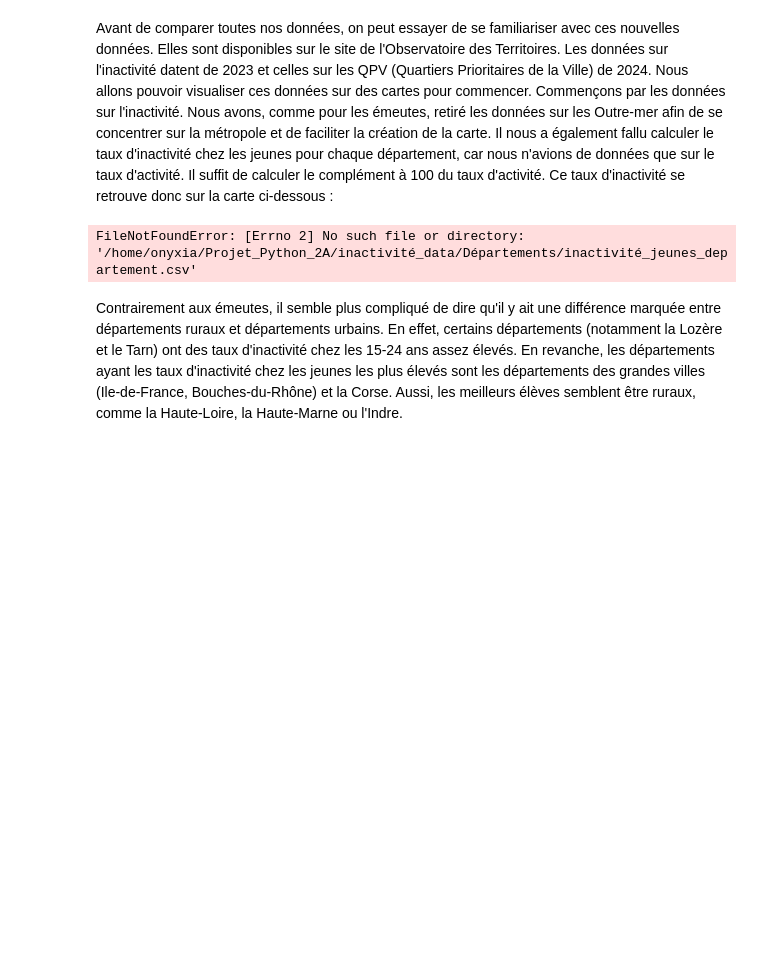
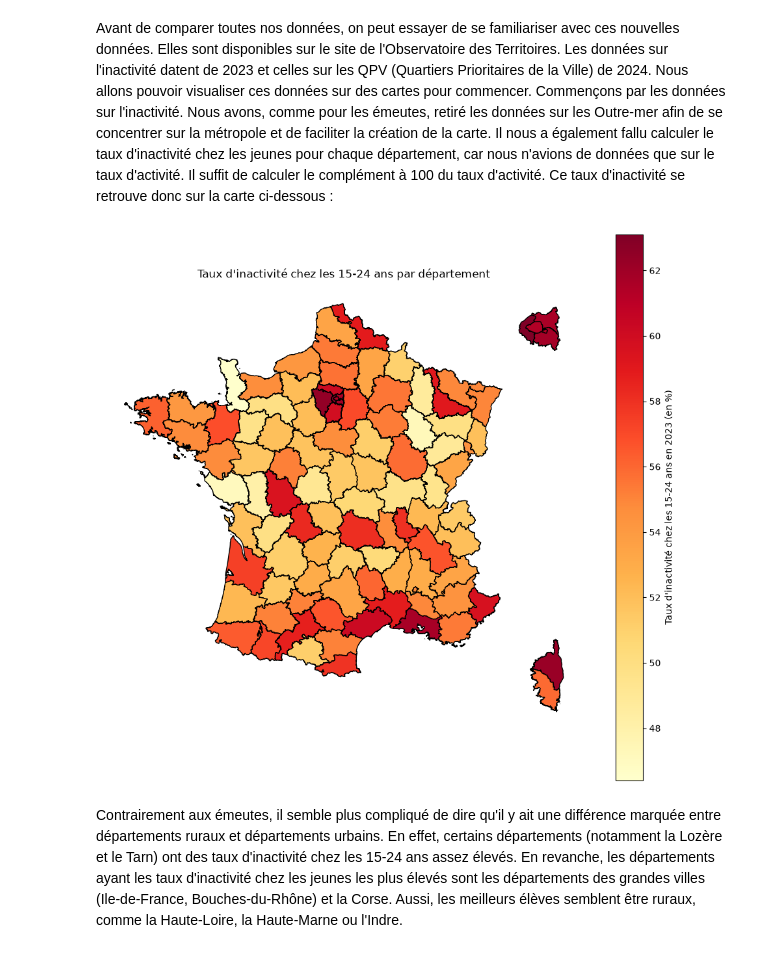
Before and after one commit to mathsomm/Des_chiffres_et_des_emeutes, a Jupyter notebook: Projet_main.ipynb, the cells around one changed output. Drawn from its saved outputs; the diff is of its cells as text; code cells hidden in the pictures; blank space fills up the shorter version.

```diff
--- a/Projet_main.ipynb
+++ b/Projet_main.ipynb
@@ -501,7 +501,7 @@ Avant de comparer toutes nos données, on peut essayer de se familiariser avec c
 # %%
 ## Importation du jeu de données
 
-with fs.open("vgounot/diffusion/inactivité_jeunes_departement.csv", "r", encoding="utf-8") as f:
+with fs.open("vgounot/diffusion/inactivité_jeunes_departement.csv", "r", encoding="utf-8") as f:
        data_inactivité=pd.read_csv(f, skiprows=2, sep=";", dtype={"Code":str})
 #Le code est ici mis en string pour que l'on puisse retirer les Outre-mer dont le code commence par 97
 
@@ -527,34 +527,34 @@ url = ("https://minio.lab.sspcloud.fr/projet-cartiflette/production/"
 departements=gpd.read_file(url)
 
 departements = departements[~departements["INSEE_DEP"].str.startswith("97")] #On retire les Outre-Mer pour ne pas avoir de problème avec la projection
 departements = departements.to_crs(2154) #On passe en projection Lambert 93
 
 carte = departements.merge(data_inactivité, left_on="INSEE_DEP", right_on="Code", how="left")
 
 petite_couronne = carte[carte["INSEE_DEP"].isin(["75", "92", "93", "94"])]
 
 var = "Taux d'inactivité chez les jeunes"
 
 vmin = carte[var].min()
 vmax = carte[var].max()
 
 fig = plt.figure(figsize=(16,10))
 
 ax1 = fig.add_axes([0.03, 0.08, 0.58, 0.84])
 ax2 = fig.add_axes([0.35, 0.65, 0.20, 0.25])
 
 xmin, ymin, xmax, ymax = petite_couronne.total_bounds
 ax2.set_xlim(xmin-50000, xmax+50000)
 ax2.set_ylim(ymin-50000, ymax+50000)
 
 graphe = carte.plot(column=var, ax=ax1, cmap="YlOrRd", vmin=vmin, vmax=vmax, edgecolor="black", legend=True, legend_kwds={"label":"Taux d'inactivité chez les 15-24 ans en 2023 (en %)"})
 graphe.set_axis_off()
 graphe.set_title("Taux d'inactivité chez les 15-24 ans par département")
 petite_couronne.plot(column=var, ax=ax2, cmap="YlOrRd", vmin=vmin, vmax=vmax, edgecolor="black" )
 ax2.set_axis_off()
 plt.show()
 # %% [output]
-FileNotFoundError: [Errno 2] No such file or directory: '/home/onyxia/Projet_Python_2A/inactivité_data/Départements/inactivité_jeunes_departement.csv'
+[figure, added]
 # %% [markdown]
 Contrairement aux émeutes, il semble plus compliqué de dire qu'il y ait une différence marquée entre départements ruraux et départements urbains. En effet, certains départements (notamment la Lozère et le Tarn) ont des taux d'inactivité chez les 15-24 ans assez élevés. En revanche, les départements ayant les taux d'inactivité chez les jeunes les plus élevés sont les départements des grandes villes (Ile-de-France, Bouches-du-Rhône) et la Corse. Aussi, les meilleurs élèves semblent être ruraux, comme la Haute-Loire, la Haute-Marne ou l'Indre.
 # %% [markdown]
```
Also changed, not shown: parts of 1 cell of this notebook.
